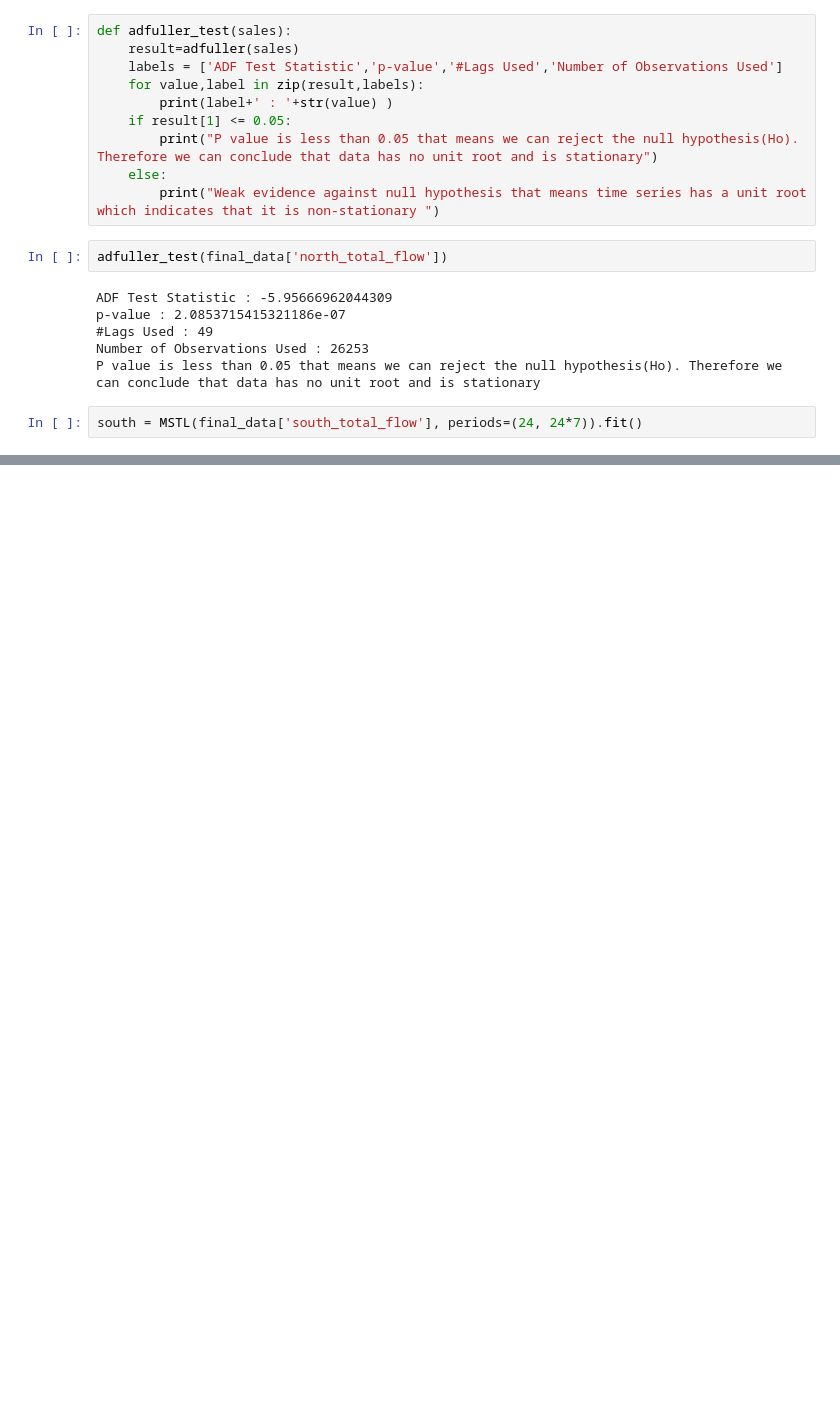
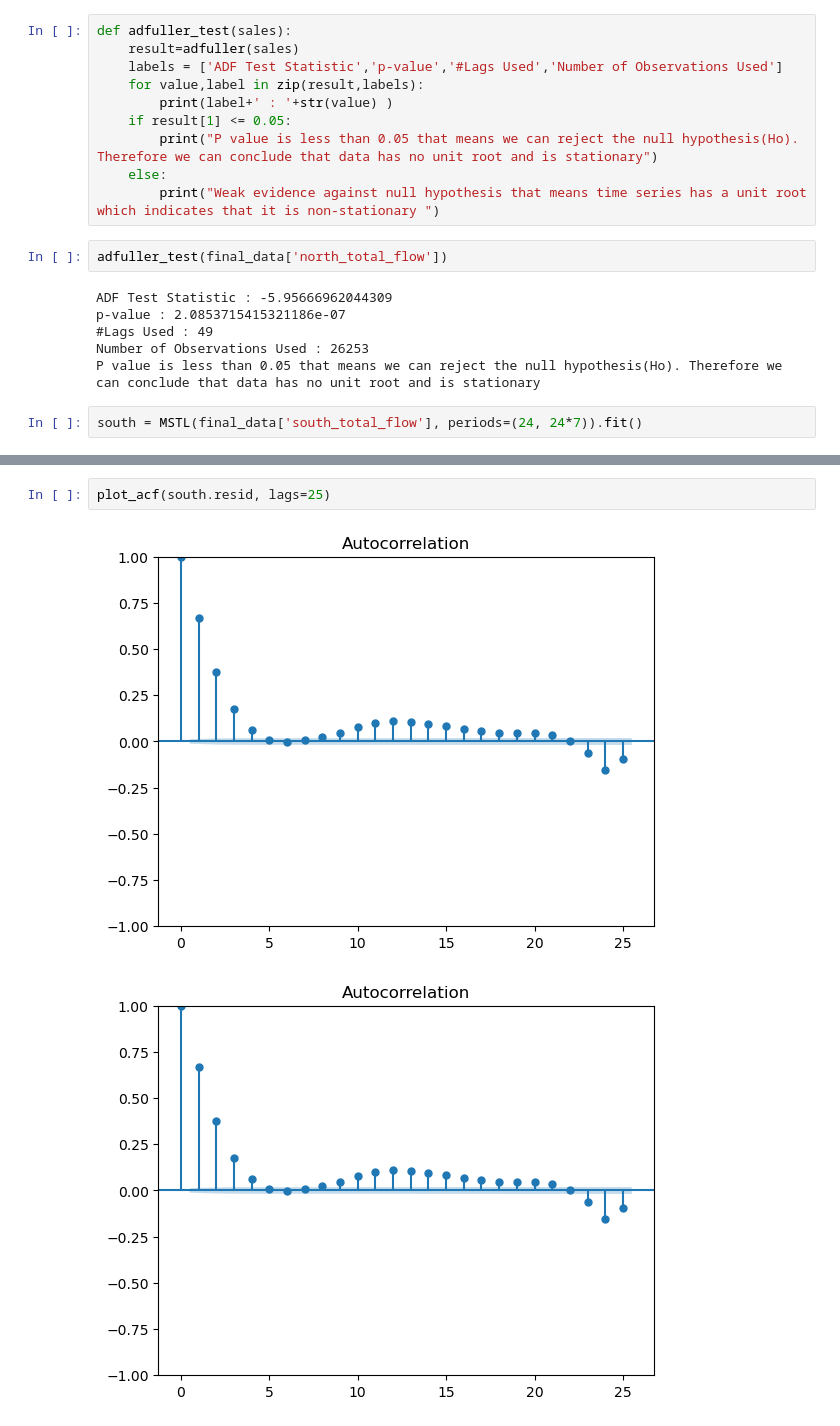
Before and after one commit to JacksonCorley/water_well_pump_optimization, a Jupyter notebook: demand.ipynb, the cells around one changed output, grey strips where cells are left out. Drawn from its saved outputs; the diff is of its cells as text; blank space fills up the shorter version.

```diff
--- a/demand.ipynb
+++ b/demand.ipynb
@@ -120,0 +108,5 @@ north.seasonal.iloc[:336,:]['seasonal_168'].plot()
+# %%
+plot_acf(south.resid, lags=25)
+# %% [output]
+[figure, added]
+[figure, added]
```
Also changed, not shown: parts of 26 cells of this notebook.
